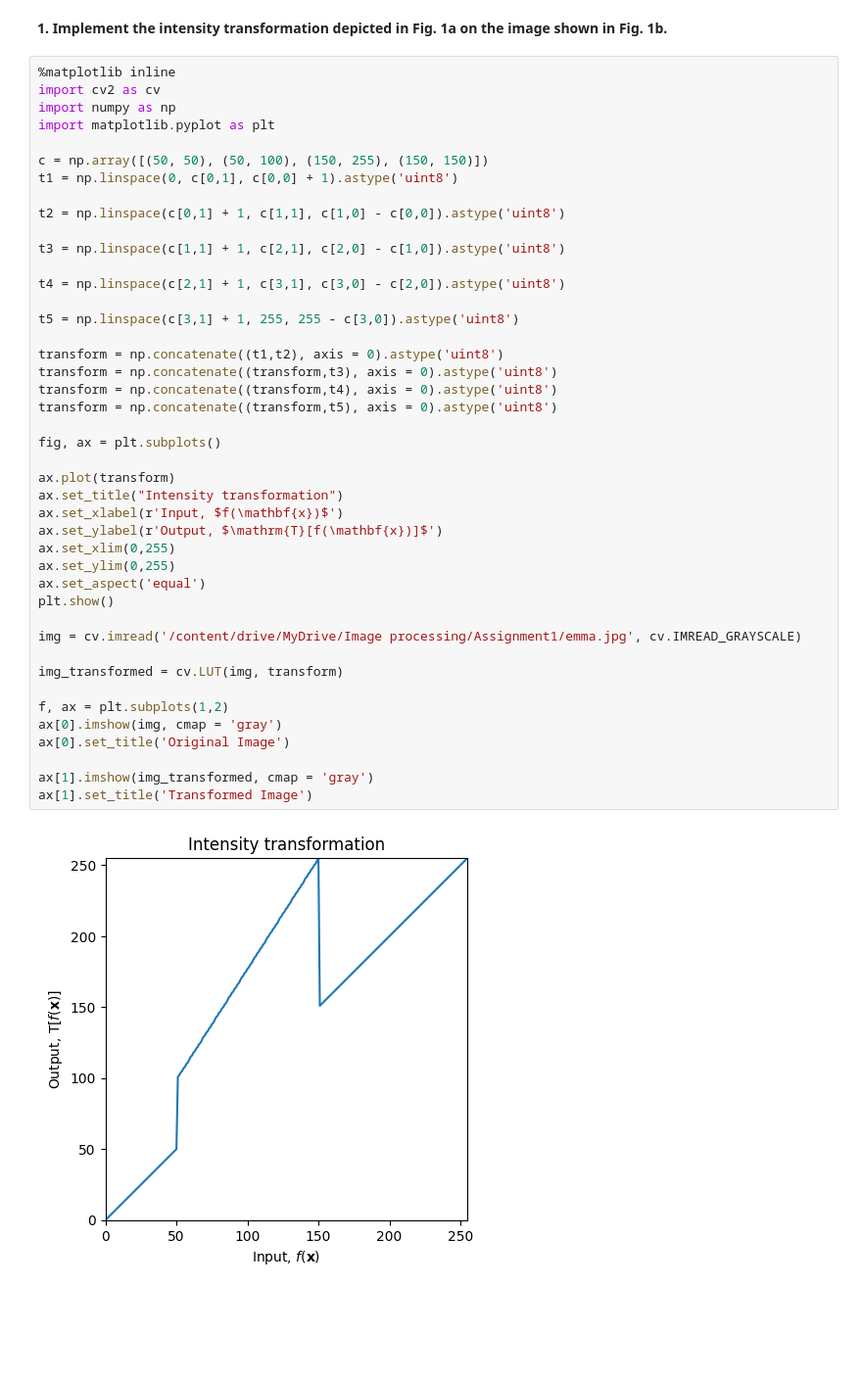
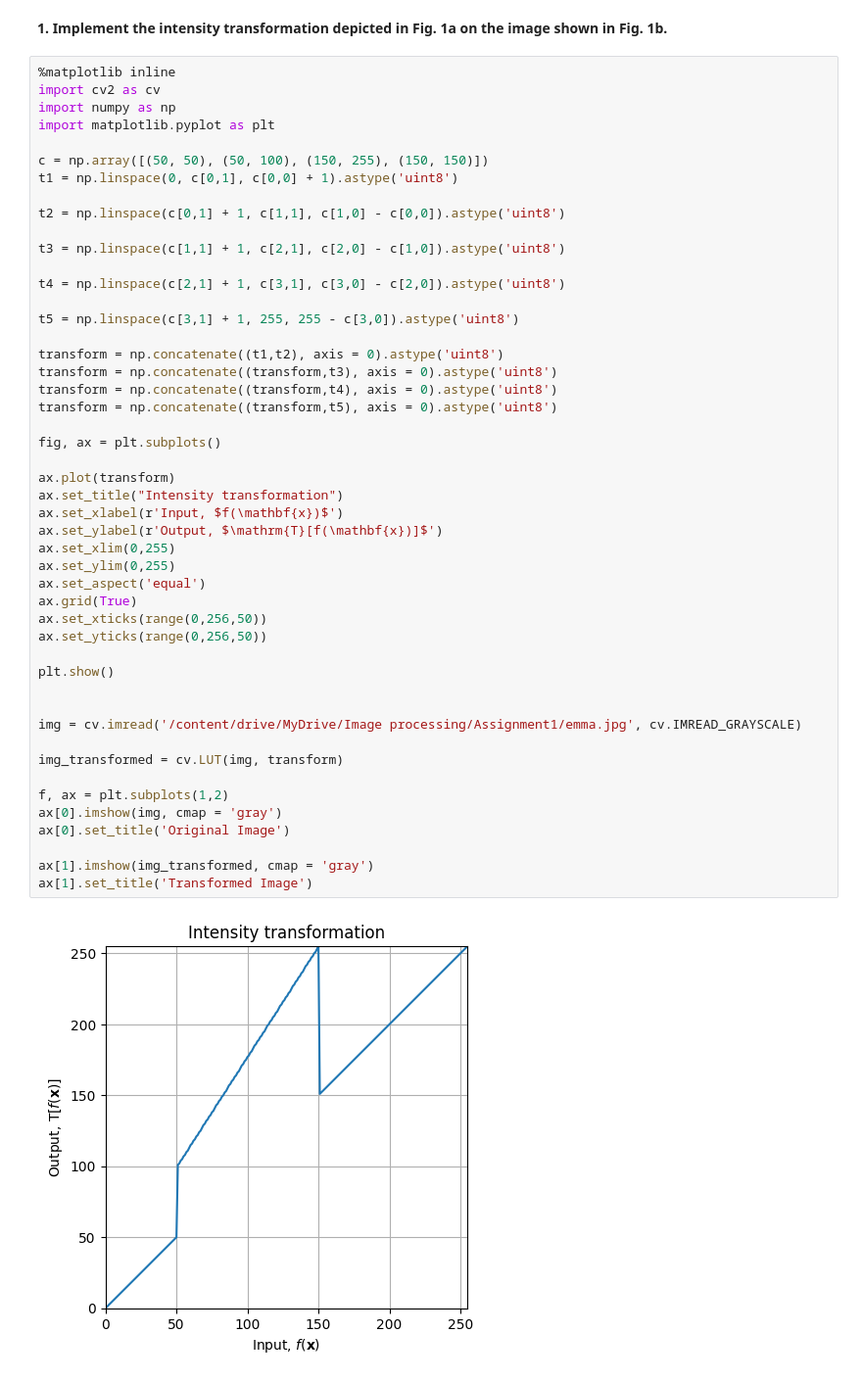
Before and after one commit to KavinduKariyawasam/Image_Processing, a Jupyter notebook: Assignment1.ipynb, the cells around one changed output. Shown: that part at 98% size. Saved outputs shown, nothing was run; the diff lists cells and outputs as text; blank space fills up the shorter version.

```diff
--- a/Assignment1.ipynb
+++ b/Assignment1.ipynb
@@ -19,33 +19,38 @@ t4 = np.linspace(c[2,1] + 1, c[3,1], c[3,0] - c[2,0]).astype('uint8')
 
 t5 = np.linspace(c[3,1] + 1, 255, 255 - c[3,0]).astype('uint8')
 
 transform = np.concatenate((t1,t2), axis = 0).astype('uint8')
 transform = np.concatenate((transform,t3), axis = 0).astype('uint8')
 transform = np.concatenate((transform,t4), axis = 0).astype('uint8')
 transform = np.concatenate((transform,t5), axis = 0).astype('uint8')
 
 fig, ax = plt.subplots()
 
 ax.plot(transform)
 ax.set_title("Intensity transformation")
 ax.set_xlabel(r'Input, $f(\mathbf{x})$')
 ax.set_ylabel(r'Output, $\mathrm{T}[f(\mathbf{x})]$')
 ax.set_xlim(0,255)
 ax.set_ylim(0,255)
 ax.set_aspect('equal')
+ax.grid(True)
+ax.set_xticks(range(0,256,50))
+ax.set_yticks(range(0,256,50))
+
 plt.show()
+
 
 img = cv.imread('/content/drive/MyDrive/Image processing/Assignment1/emma.jpg', cv.IMREAD_GRAYSCALE)
 
 img_transformed = cv.LUT(img, transform)
 
 f, ax = plt.subplots(1,2)
 ax[0].imshow(img, cmap = 'gray')
 ax[0].set_title('Original Image')
 
 ax[1].imshow(img_transformed, cmap = 'gray')
 ax[1].set_title('Transformed Image')
 # %% [output]
-[figure, old version]
+[figure, new version]
 Text(0.5, 1.0, 'Transformed Image')
 [figure]
```
